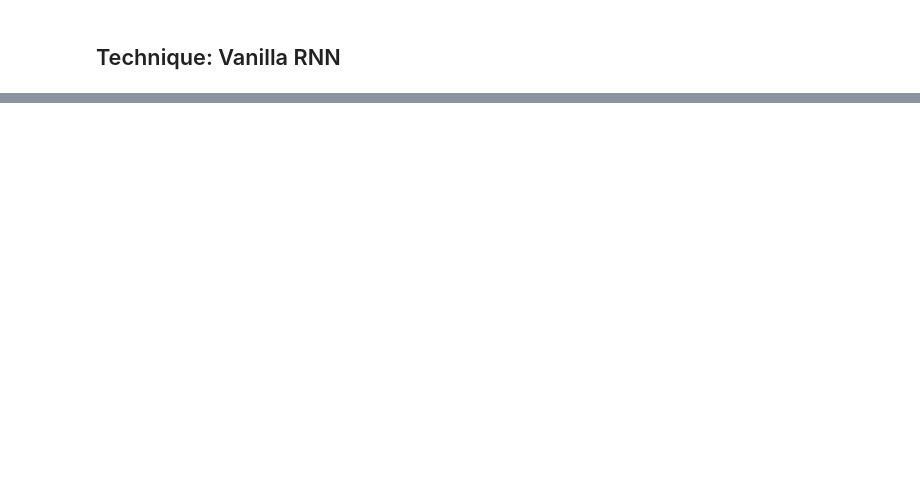
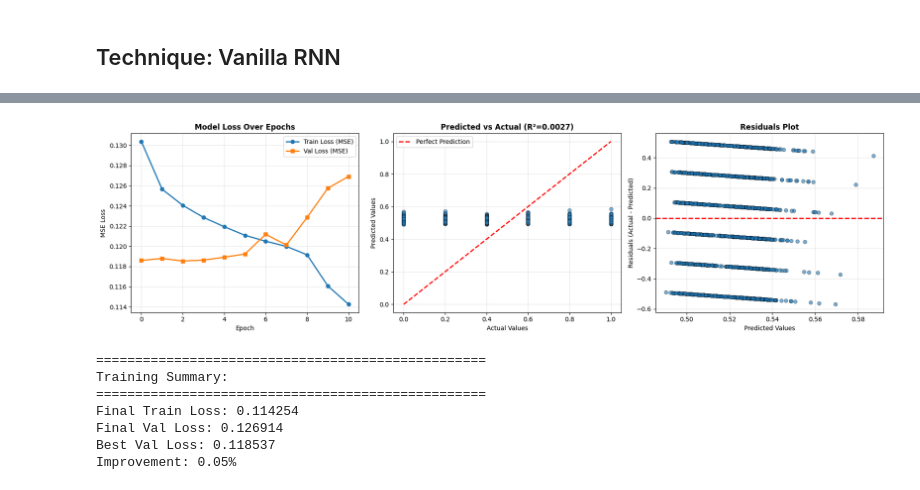
Before and after one commit to amirzon10/deep-learning-techniques-comparison-rnn-tcn, a Jupyter notebook: HAR_VanillaRNN_PyTorch.ipynb, the cells around one changed output, grey strips where cells are left out. Drawn from its saved outputs; the diff is of its cells as text; code cells hidden in the pictures; blank space fills up the shorter version.

Commit message:
changed the code to regression

```diff
--- a/HAR_VanillaRNN_PyTorch.ipynb
+++ b/HAR_VanillaRNN_PyTorch.ipynb
@@ -278,20 +320,22 @@ class VanillaRNN(nn.Module):
 # %%
 seq_length = X_train_seq.shape[1]
 num_features = X_train_seq.shape[2]
-num_classes = len(torch.unique(y_train_seq))
 
-hidden_units = 256
-epochs = 150
-batch_size = 16
-learning_rate = 0.0005
+hidden_units = 128  # Significantly increased
+epochs = 100  # More training
+batch_size = 32  # Smaller for better gradient updates
+learning_rate = 0.001
 
-model = VanillaRNN(num_features, hidden_units, num_classes).to(device)
-criterion = nn.CrossEntropyLoss()
-optimizer = optim.AdamW(model.parameters(), lr=learning_rate, weight_decay=1e-4)
-scheduler = optim.lr_scheduler.ReduceLROnPlateau(optimizer, mode='min', patience=8, factor=0.5, verbose=True)
+model = VanillaRNN(num_features, hidden_units).to(device)
+# Huber loss is more robust than MSE for regression
+criterion = nn.HuberLoss(delta=0.1, reduction='mean')
+optimizer = optim.AdamW(model.parameters(), lr=learning_rate, weight_decay=1e-5)
+# Cosine annealing scheduler for better convergence
+scheduler = optim.lr_scheduler.CosineAnnealingWarmRestarts(optimizer, T_0=10, T_mult=2, eta_min=1e-5)
 
 print(model)
 print(f"\nModel Parameters: {sum(p.numel() for p in model.parameters())}")
 print(f"Epochs: {epochs}, Batch Size: {batch_size}, LR: {learning_rate}")
+print(f"Loss Function: Huber Loss (delta=0.1) - More robust for regression")
 # %% [output]
 VanillaRNN(
@@ -457,0 +472,53 @@ plt.show()
+# %%
+# Visualization
+plt.figure(figsize=(18, 5))
+
+# Plot 1: Training and Validation Loss
+plt.subplot(1, 3, 1)
+plt.plot(train_losses, label='Train Loss (MSE)', linewidth=2, marker='o')
+plt.plot(val_losses, label='Val Loss (MSE)', linewidth=2, marker='s')
+plt.title('Model Loss Over Epochs', fontsize=12, fontweight='bold')
+plt.xlabel('Epoch')
+plt.ylabel('MSE Loss')
+plt.legend()
+plt.grid(True, alpha=0.3)
+
+# Plot 2: Predictions vs Actual (Scatter plot)
+plt.subplot(1, 3, 2)
+plt.scatter(y_test_np, y_pred, alpha=0.6, edgecolors='k', linewidth=0.5)
+plt.plot([y_test_np.min(), y_test_np.max()], [y_test_np.min(), y_test_np.max()], 'r--', lw=2, label='Perfect Prediction')
+plt.title(f'Predicted vs Actual (R²={r2:.4f})', fontsize=12, fontweight='bold')
+plt.xlabel('Actual Values')
+plt.ylabel('Predicted Values')
+plt.legend()
+plt.grid(True, alpha=0.3)
+
+# Plot 3: Residuals (Errors)
+plt.subplot(1, 3, 3)
+residuals = y_test_np - y_pred
+plt.scatter(y_pred, residuals, alpha=0.6, edgecolors='k', linewidth=0.5)
+plt.axhline(y=0, color='r', linestyle='--', lw=2)
+plt.title('Residuals Plot', fontsize=12, fontweight='bold')
+plt.xlabel('Predicted Values')
+plt.ylabel('Residuals (Actual - Predicted)')
+plt.grid(True, alpha=0.3)
+
+plt.tight_layout()
+plt.show()
+
+print(f"\n{'='*50}")
+print(f"Training Summary:")
+print(f"{'='*50}")
+print(f"Final Train Loss: {train_losses[-1]:.6f}")
+print(f"Final Val Loss: {val_losses[-1]:.6f}")
+print(f"Best Val Loss: {best_val_loss:.6f}")
+print(f"Improvement: {((val_losses[0] - best_val_loss) / val_losses[0] * 100):.2f}%")
+# %% [output]
+[figure, added]
+==================================================
+Training Summary:
+==================================================
+Final Train Loss: 0.114254
+Final Val Loss: 0.126914
+Best Val Loss: 0.118537
+Improvement: 0.05%
```
Also changed, not shown: parts of 12 cells of this notebook, 1 other file.
